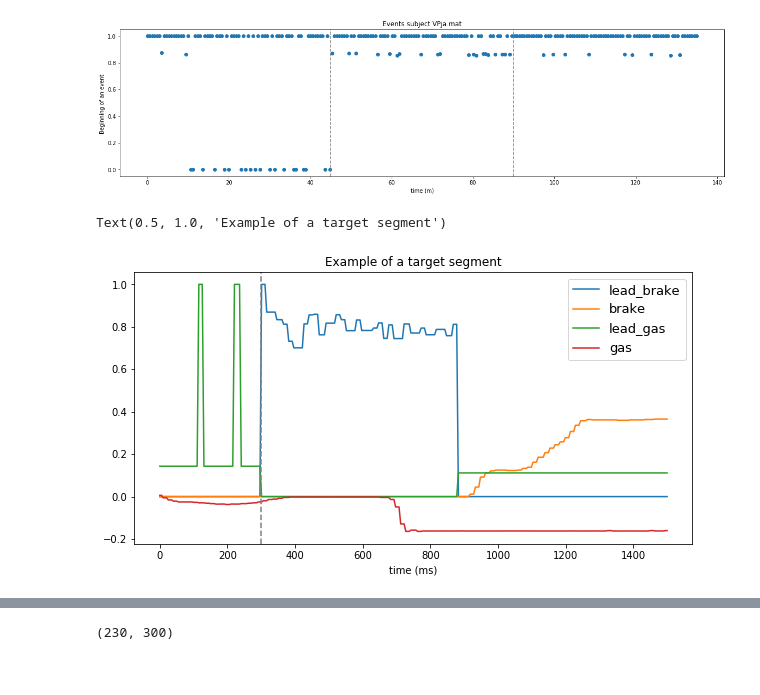
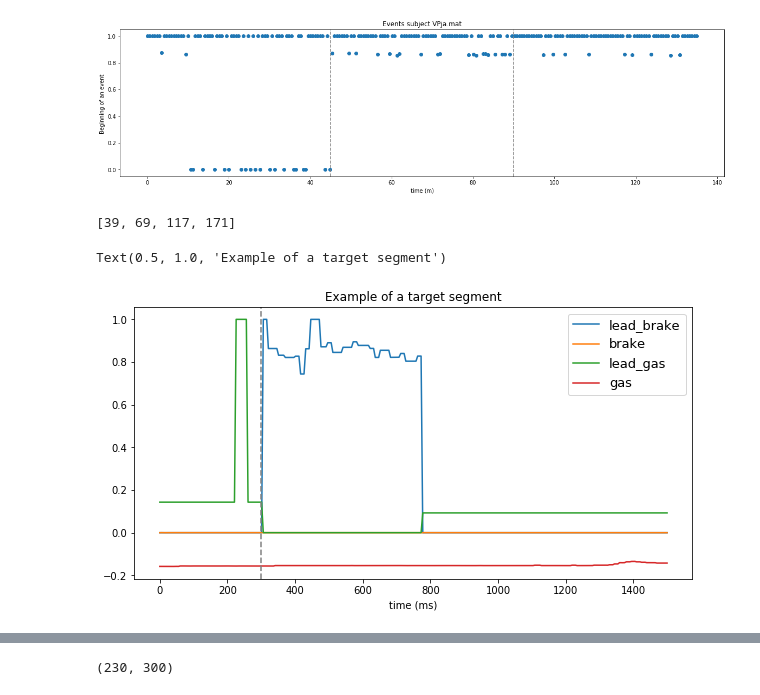
Before and after one commit to cobando/EmergencyBraking, a Jupyter notebook: Notebooks/ExploringOneSubjectData.ipynb, the cells around one changed output, grey strips where cells are left out. Saved outputs shown, nothing was run; the diff lists cells and outputs as text; code cells hidden in the pictures.

```diff
--- a/Notebooks/ExploringOneSubjectData.ipynb
+++ b/Notebooks/ExploringOneSubjectData.ipynb
@@ -108,22 +112,27 @@ plt.title('Events subject ' + file_name)
 # %% [output]
 Text(0.5, 1.0, 'Events subject VPja.mat')
 [figure]
+# %%
+event_noreact_time
+# %% [output]
+[39, 69, 117, 171]
 # %%
 event_index = 0 # Index of an event
 ts_i = 60 # Target segment interval intial point
 ts_f = 240 # Target segment interval intial point
 event_tiem = events_y[event_index]
+event_tiem = events_y[event_noreact_time[0]]
 plt.figure(figsize=(10,5))
 x1 = np.linspace(start = 0, stop =(ts_i+ts_f)*5, num =(ts_i+ts_f))
 plt.plot(x1,x[lead_brake_index,event_tiem-ts_i:event_tiem+ts_f], label="lead_brake")
 plt.plot(x1,x[68,event_tiem-ts_i:event_tiem+ts_f], label = "brake")
 plt.plot(x1,x[62,event_tiem-ts_i:event_tiem+ts_f], label="lead_gas")
 plt.plot(x1,x[67,event_tiem-ts_i:event_tiem+ts_f], label = "gas")
 #plt.plot(x1,x[61,event_tiem-ts_i:event_tiem+ts_f], label = "EMGf")
 plt.axvline(x=ts_i*5, color='gray', linestyle='--')
 plt.xlabel("time (ms)")
 plt.legend(fontsize=13)
 plt.title("Example of a target segment")
 # %% [output]
 Text(0.5, 1.0, 'Example of a target segment')
-[figure, old version]
+[figure, new version]
```
Also changed, not shown: parts of 39 cells of this notebook, 8 other files.
